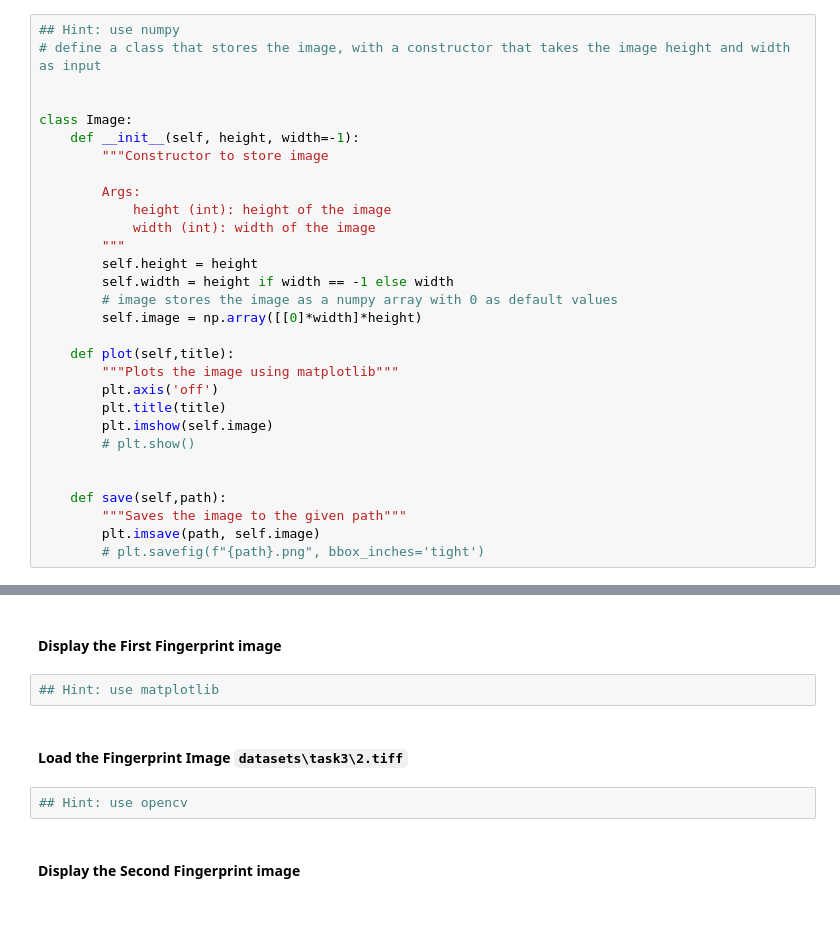
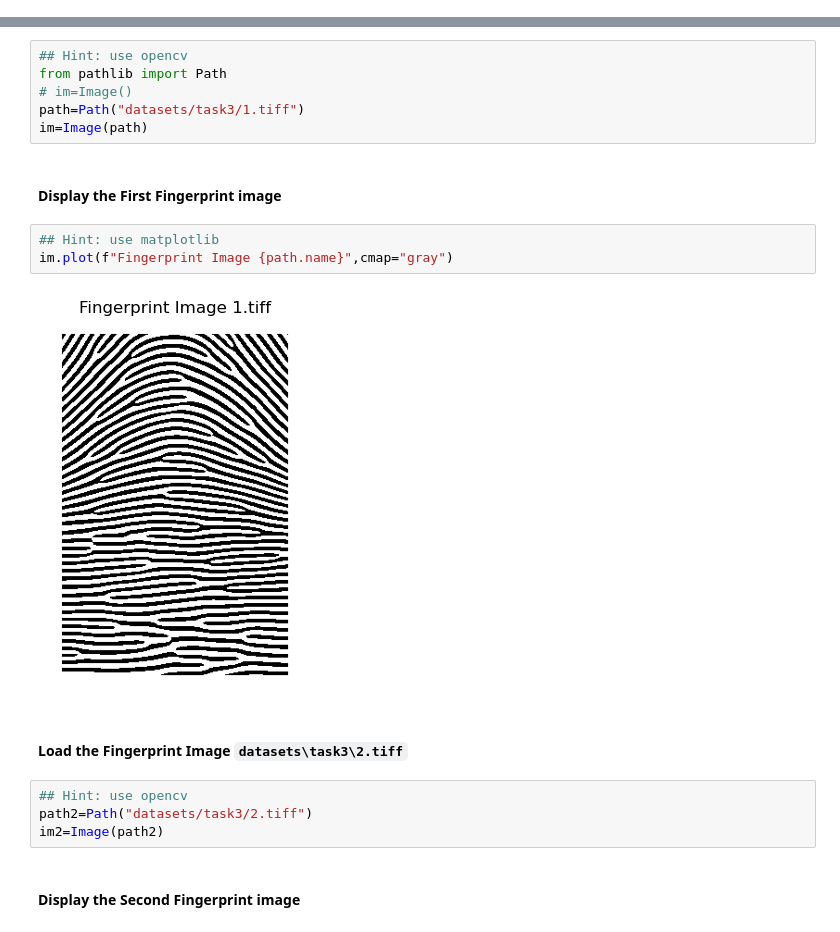
Before and after one commit to nishkalprakash/learn-fingerprint-processing, a Jupyter notebook: milestone_1.ipynb, the cells around one changed output, grey strips where cells are left out. Saved outputs shown, nothing was run; the diff lists cells and outputs as text.

```diff
--- a/milestone_1.ipynb
+++ b/milestone_1.ipynb
@@ -25,32 +24,2 @@ from matplotlib import pyplot as plt
 # %% [markdown]
 #### Define the variables to store a 3d matrix for the image
-# %%
-## Hint: use numpy
-# define a class that stores the image, with a constructor that takes the image height and width as input
-
-
-class Image:
-    def __init__(self, height, width=-1):
-        """Constructor to store image
-
-        Args:
-            height (int): height of the image
-            width (int): width of the image
-        """
-        self.height = height
-        self.width = height if width == -1 else width
-        # image stores the image as a numpy array with 0 as default values
-        self.image = np.array([[0]*width]*height)
-
-    def plot(self,title):
-        """Plots the image using matplotlib"""
-        plt.axis('off')
-        plt.title(title)
-        plt.imshow(self.image)
-        # plt.show()
-
-
-    def save(self,path):
-        """Saves the image to the given path"""
-        plt.imsave(path, self.image)
-        # plt.savefig(f"{path}.png", bbox_inches='tight')
@@ -102,11 +101,22 @@ rand_img.plot(f"Random RGB {s}x{s} Image")
+# %%
+## Hint: use opencv
+from pathlib import Path
+# im=Image()
+path=Path("datasets/task3/1.tiff")
+im=Image(path)
 # %% [markdown]
 #### Display the First Fingerprint image
 # %%
 ## Hint: use matplotlib
+im.plot(f"Fingerprint Image {path.name}",cmap="gray")
+# %% [output]
+[figure, added]
 # %% [markdown]
 #### Load the Fingerprint Image `datasets\task3\2.tiff`
 # %%
 ## Hint: use opencv
+path2=Path("datasets/task3/2.tiff")
+im2=Image(path2)
 # %% [markdown]
 #### Display the Second Fingerprint image
 # %%
```
Also changed, not shown: parts of 11 cells of this notebook, 4 other files.
